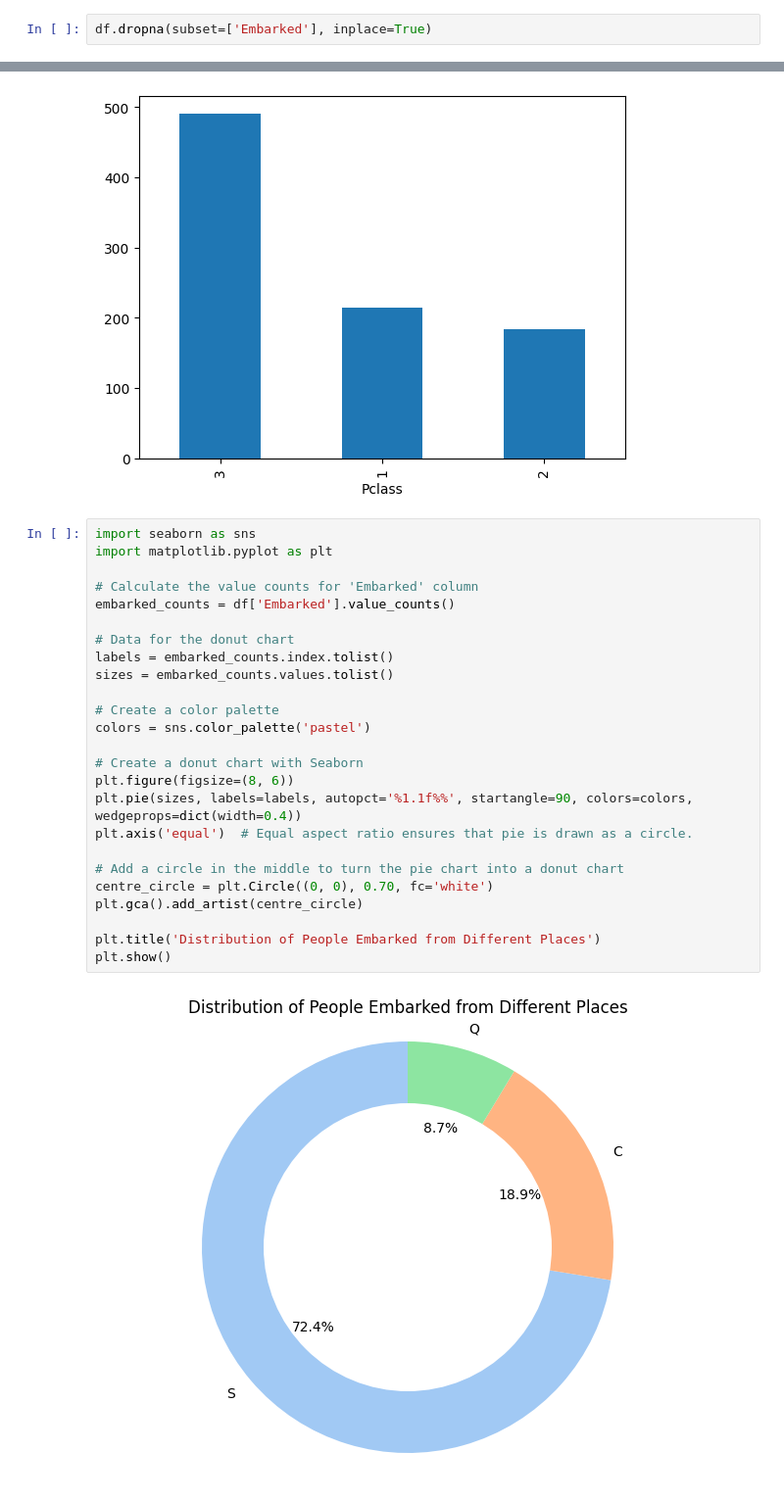
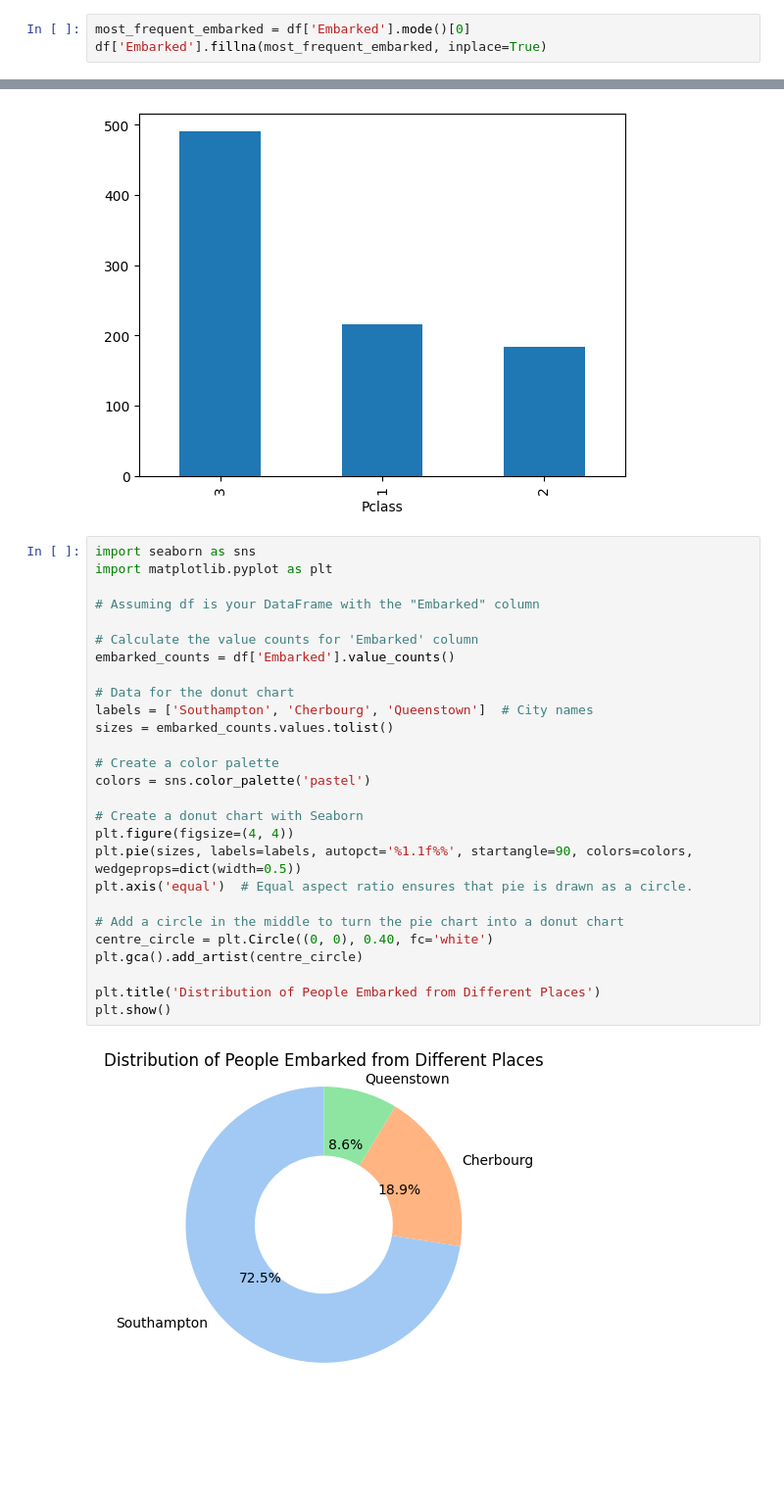
Before and after one commit to Musharaf-Ahsan/CODSOFT, a Jupyter notebook: survival_predict.ipynb, the cells around one changed output, grey strips where cells are left out. Shown: that part at 98% size. Drawn from its saved outputs; the diff is of its cells as text; blank space fills up the shorter version.

```diff
--- a/survival_predict.ipynb
+++ b/survival_predict.ipynb
@@ -95,5 +94,6 @@ df['Age'] = imputer.fit_transform(df[['Age']])
-# %%
-df.dropna(subset=['Embarked'], inplace=True)
+# %%
+most_frequent_embarked = df['Embarked'].mode()[0]
+df['Embarked'].fillna(most_frequent_embarked, inplace=True)
 # %%
 #drop the cabin column
 df.drop(columns=['Cabin'], inplace=True)
@@ -211,27 +211,29 @@ pd.value_counts(df["Pclass"]).plot.bar()
 # %%
 import seaborn as sns
 import matplotlib.pyplot as plt
+
+# Assuming df is your DataFrame with the "Embarked" column
 
 # Calculate the value counts for 'Embarked' column
 embarked_counts = df['Embarked'].value_counts()
 
 # Data for the donut chart
-labels = embarked_counts.index.tolist()
+labels = ['Southampton', 'Cherbourg', 'Queenstown']  # City names
 sizes = embarked_counts.values.tolist()
 
 # Create a color palette
 colors = sns.color_palette('pastel')
 
 # Create a donut chart with Seaborn
-plt.figure(figsize=(8, 6))
-plt.pie(sizes, labels=labels, autopct='%1.1f%%', startangle=90, colors=colors, wedgeprops=dict(width=0.4))
+plt.figure(figsize=(4, 4))
+plt.pie(sizes, labels=labels, autopct='%1.1f%%', startangle=90, colors=colors, wedgeprops=dict(width=0.5))
 plt.axis('equal')  # Equal aspect ratio ensures that pie is drawn as a circle.
 
 # Add a circle in the middle to turn the pie chart into a donut chart
-centre_circle = plt.Circle((0, 0), 0.70, fc='white')
+centre_circle = plt.Circle((0, 0), 0.40, fc='white')
 plt.gca().add_artist(centre_circle)
 
 plt.title('Distribution of People Embarked from Different Places')
 plt.show()
 # %% [output]
-[figure, old version]
+[figure, new version]
```
Also changed, not shown: parts of 17 cells of this notebook.
